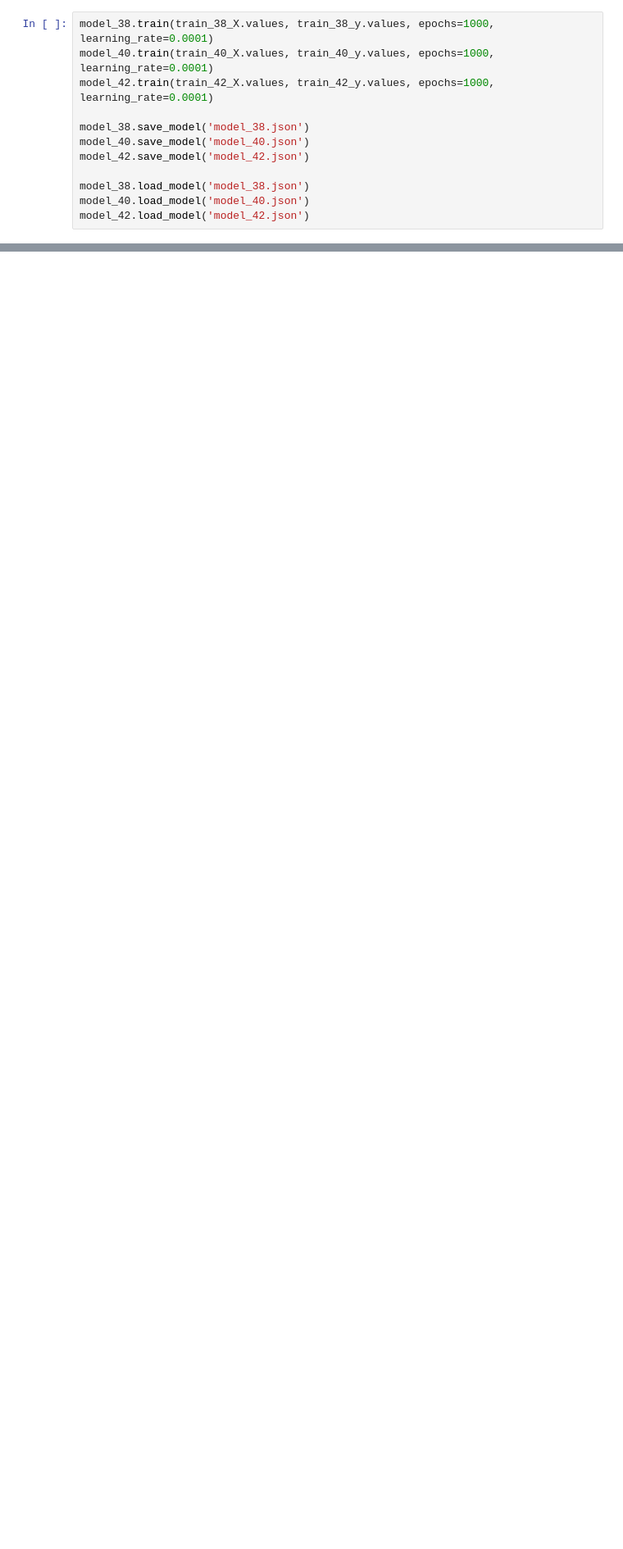
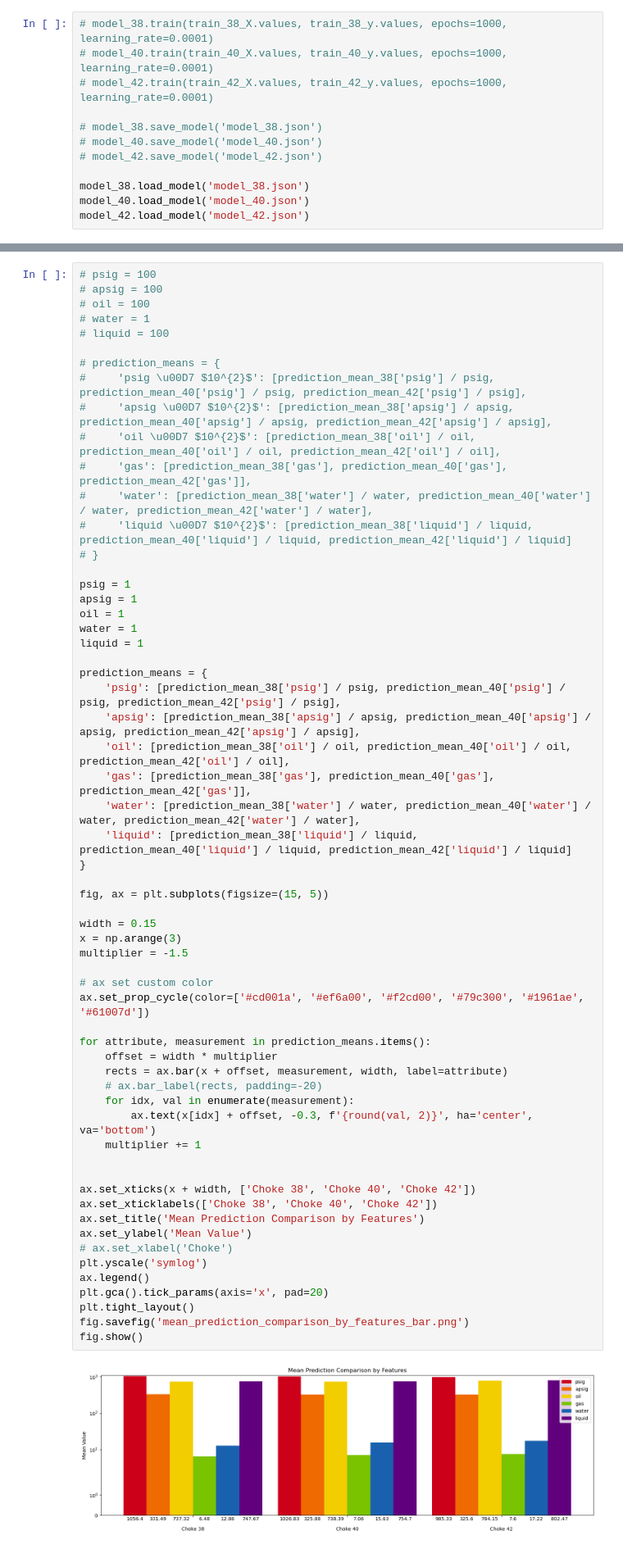
Before and after one commit to Dzyfhuba/lstm-prototype, a Jupyter notebook: lstm-months.ipynb, the cells around one changed output, grey strips where cells are left out. Shown at 82% size. Cells and saved outputs as stored; diff of their text form; blank space fills up the shorter version.

```diff
--- a/lstm-months.ipynb
+++ b/lstm-months.ipynb
@@ -654,13 +654,13 @@ model_42 = LSTM(input_size=6, hidden_size=400, output_size=6)
 # %% [markdown]
 ## 2. Melatih Model
 # %%
-model_38.train(train_38_X.values, train_38_y.values, epochs=1000, learning_rate=0.0001)
-model_40.train(train_40_X.values, train_40_y.values, epochs=1000, learning_rate=0.0001)
-model_42.train(train_42_X.values, train_42_y.values, epochs=1000, learning_rate=0.0001)
+# model_38.train(train_38_X.values, train_38_y.values, epochs=1000, learning_rate=0.0001)
+# model_40.train(train_40_X.values, train_40_y.values, epochs=1000, learning_rate=0.0001)
+# model_42.train(train_42_X.values, train_42_y.values, epochs=1000, learning_rate=0.0001)
 
-model_38.save_model('model_38.json')
-model_40.save_model('model_40.json')
-model_42.save_model('model_42.json')
+# model_38.save_model('model_38.json')
+# model_40.save_model('model_40.json')
+# model_42.save_model('model_42.json')
 
 model_38.load_model('model_38.json')
 model_40.load_model('model_40.json')
@@ -1008,6 +1015,68 @@ fig.show()
   y: float
   zorder: float
 [figure]
+# %%
+# psig = 100
+# apsig = 100
+# oil = 100
+# water = 1
+# liquid = 100
+
+# prediction_means = {
+#     'psig \u00D7 $10^{2}$': [prediction_mean_38['psig'] / psig, prediction_mean_40['psig'] / psig, prediction_mean_42['psig'] / psig],
+#     'apsig \u00D7 $10^{2}$': [prediction_mean_38['apsig'] / apsig, prediction_mean_40['apsig'] / apsig, prediction_mean_42['apsig'] / apsig],
+#     'oil \u00D7 $10^{2}$': [prediction_mean_38['oil'] / oil, prediction_mean_40['oil'] / oil, prediction_mean_42['oil'] / oil],
+#     'gas': [prediction_mean_38['gas'], prediction_mean_40['gas'], prediction_mean_42['gas']],
+#     'water': [prediction_mean_38['water'] / water, prediction_mean_40['water'] / water, prediction_mean_42['water'] / water],
+#     'liquid \u00D7 $10^{2}$': [prediction_mean_38['liquid'] / liquid, prediction_mean_40['liquid'] / liquid, prediction_mean_42['liquid'] / liquid]
+# }
+
+psig = 1
+apsig = 1
+oil = 1
+water = 1
+liquid = 1
+
+prediction_means = {
+    'psig': [prediction_mean_38['psig'] / psig, prediction_mean_40['psig'] / psig, prediction_mean_42['psig'] / psig],
+    'apsig': [prediction_mean_38['apsig'] / apsig, prediction_mean_40['apsig'] / apsig, prediction_mean_42['apsig'] / apsig],
+    'oil': [prediction_mean_38['oil'] / oil, prediction_mean_40['oil'] / oil, prediction_mean_42['oil'] / oil],
+    'gas': [prediction_mean_38['gas'], prediction_mean_40['gas'], prediction_mean_42['gas']],
+    'water': [prediction_mean_38['water'] / water, prediction_mean_40['water'] / water, prediction_mean_42['water'] / water],
+    'liquid': [prediction_mean_38['liquid'] / liquid, prediction_mean_40['liquid'] / liquid, prediction_mean_42['liquid'] / liquid]
+}
+
+fig, ax = plt.subplots(figsize=(15, 5))
+
+width = 0.15
+x = np.arange(3)
+multiplier = -1.5
+
+# ax set custom color
+ax.set_prop_cycle(color=['#cd001a', '#ef6a00', '#f2cd00', '#79c300', '#1961ae', '#61007d'])
+
+for attribute, measurement in prediction_means.items():
+    offset = width * multiplier
+    rects = ax.bar(x + offset, measurement, width, label=attribute)
+    # ax.bar_label(rects, padding=-20)
+    for idx, val in enumerate(measurement):
+        ax.text(x[idx] + offset, -0.3, f'{round(val, 2)}', ha='center', va='bottom')
+    multiplier += 1
+
+
+ax.set_xticks(x + width, ['Choke 38', 'Choke 40', 'Choke 42'])
+ax.set_xticklabels(['Choke 38', 'Choke 40', 'Choke 42'])
+ax.set_title('Mean Prediction Comparison by Features')
+ax.set_ylabel('Mean Value')
+# ax.set_xlabel('Choke')
+plt.yscale('symlog')
+ax.legend()
+plt.gca().tick_params(axis='x', pad=20)
+plt.tight_layout()
+fig.savefig('mean_prediction_comparison_by_features_bar.png')
+fig.show()
+# %% [output]
+[figure, added]
 # %% [markdown]
 # M. Kombinasikan Semua Data Prediksi
 # %%
```
Also changed, not shown: parts of 1 cell of this notebook, 2 other files.
